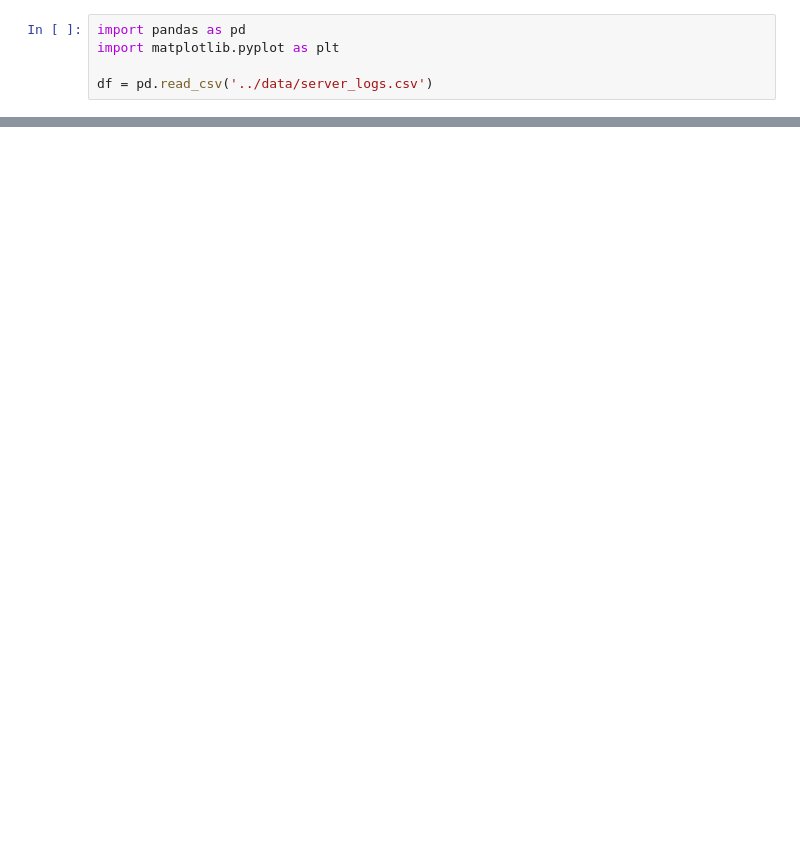
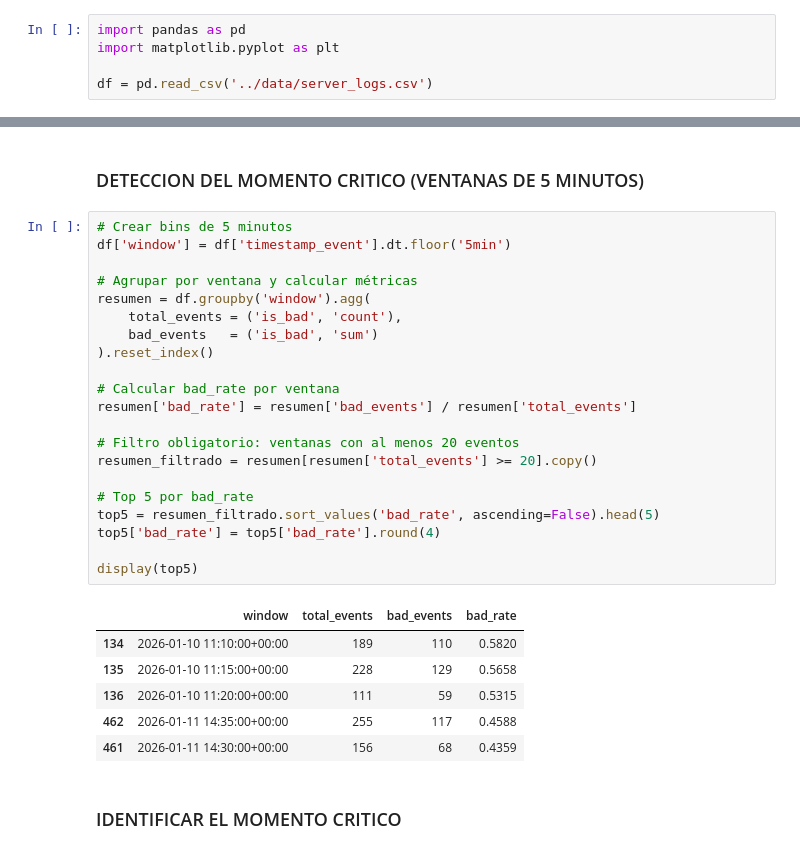
Before and after one commit to HugoFrancoo/TheHuddle-LogAnalytics, a Jupyter notebook: notebook/analisis_logs.ipynb, the cells around one changed output, grey strips where cells are left out. Saved outputs shown, nothing was run; the diff lists cells and outputs as text; blank space fills up the shorter version.

```diff
--- a/notebook/analisis_logs.ipynb
+++ b/notebook/analisis_logs.ipynb
@@ -287,0 +78,32 @@ plt.show()
+# %% [markdown]
+### DETECCION DEL MOMENTO CRITICO (VENTANAS DE 5 MINUTOS)
+# %%
+# Crear bins de 5 minutos
+df['window'] = df['timestamp_event'].dt.floor('5min')
+
+# Agrupar por ventana y calcular métricas
+resumen = df.groupby('window').agg(
+    total_events = ('is_bad', 'count'),
+    bad_events   = ('is_bad', 'sum')
+).reset_index()
+
+# Calcular bad_rate por ventana
+resumen['bad_rate'] = resumen['bad_events'] / resumen['total_events']
+
+# Filtro obligatorio: ventanas con al menos 20 eventos
+resumen_filtrado = resumen[resumen['total_events'] >= 20].copy()
+
+# Top 5 por bad_rate
+top5 = resumen_filtrado.sort_values('bad_rate', ascending=False).head(5)
+top5['bad_rate'] = top5['bad_rate'].round(4)
+
+display(top5)
+# %% [output]
+|  | window | total_events | bad_events | bad_rate |
+| 134 | 2026-01-10 11:10:00+00:00 | 189 | 110 | 0.5820 |
+| 135 | 2026-01-10 11:15:00+00:00 | 228 | 129 | 0.5658 |
+| 136 | 2026-01-10 11:20:00+00:00 | 111 | 59 | 0.5315 |
+| 462 | 2026-01-11 14:35:00+00:00 | 255 | 117 | 0.4588 |
+| 461 | 2026-01-11 14:30:00+00:00 | 156 | 68 | 0.4359 |
+# %% [markdown]
+### IDENTIFICAR EL MOMENTO CRITICO
```
Also changed, not shown: parts of 37 cells of this notebook, 1 other file.
